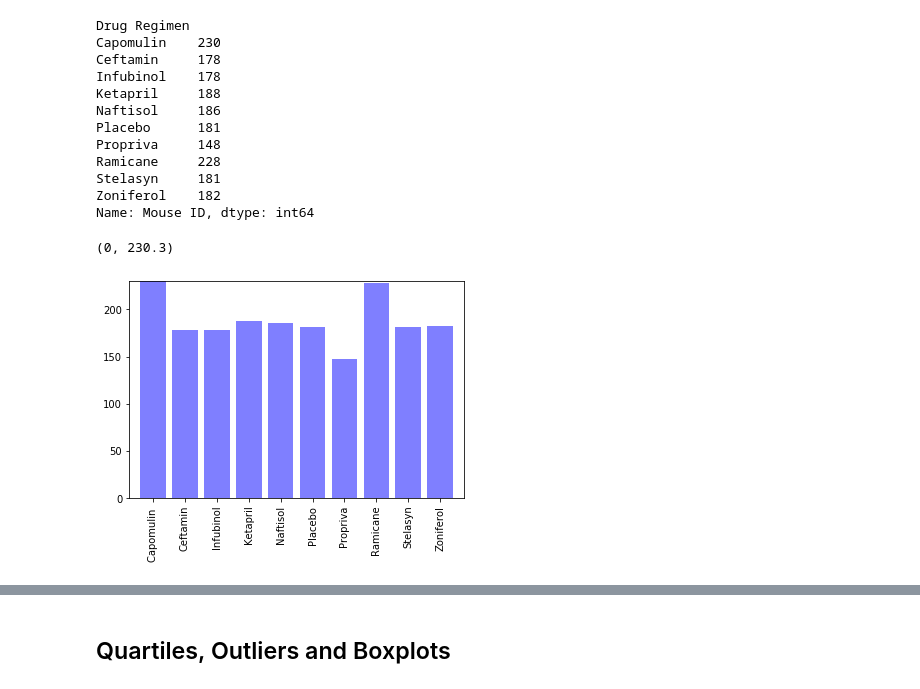
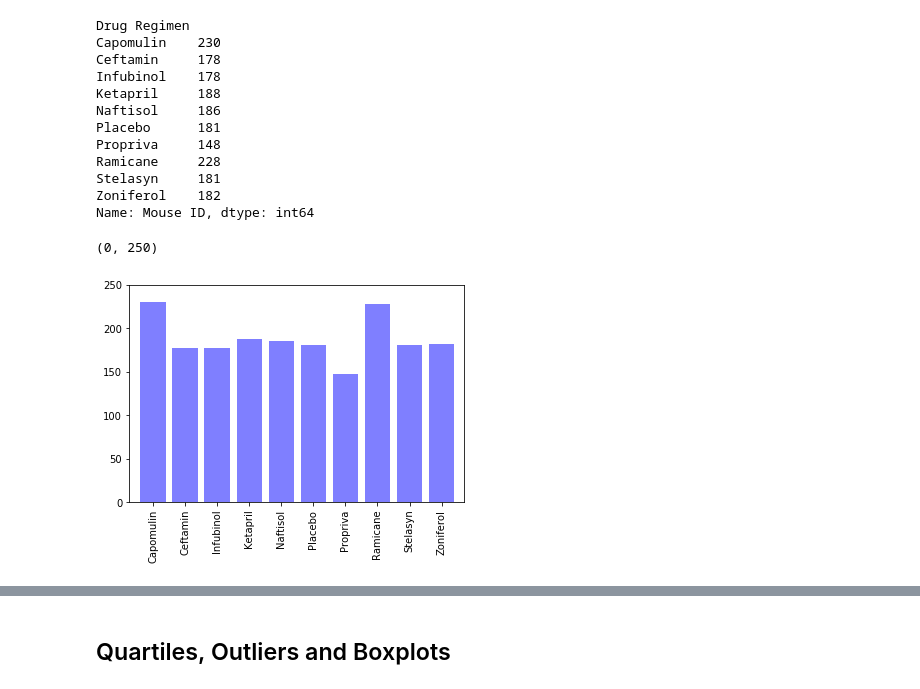
Before and after one commit to temidolan/Matplotlib_Challenge, a Jupyter notebook: Pymaceuticals/pymaceuticals_tumor_homework.ipynb, the cells around one changed output, grey strips where cells are left out. Cells and saved outputs as stored; diff of their text form; code cells hidden in the pictures.

```diff
--- a/Pymaceuticals/pymaceuticals_tumor_homework.ipynb
+++ b/Pymaceuticals/pymaceuticals_tumor_homework.ipynb
@@ -177,15 +163,15 @@ Name: Mouse ID, dtype: int64
 # %%
 # Generate a bar plot showing the total number of mice for each treatment throughout the course of the study using pyplot.
 #generare array from mice_treatment_bar
 mice_treatment_array=[230,178,178,188,186,181,148,228,181,182]
 x_axis=np.arange(len(mice_treatment_bar))
 plt.bar(x_axis, mice_treatment_array, color= "b", align="center", alpha = 0.5)
 tick_locations= [x for x in x_axis]
-plt.xticks(tick_locations,["Capomulin ","Ceftamin","Infubinol","Ketapril","Naftisol","Placebo","Propriva","Ramicane","Stelasyn","Zoniferol"],rotation="vertical")
-plt.xlim(-0.75, len(x_axis)-0.25)
-plt.ylim(0, max(mice_treatment_bar)+ 0.3)
+plt.xticks(tick_locations,["Capomulin","Ceftamin","Infubinol","Ketapril","Naftisol","Placebo","Propriva","Ramicane","Stelasyn","Zoniferol"],rotation="vertical")
+plt.xlim(-0.75, len(x_axis)-0.3)
+plt.ylim(0, max(mice_treatment_bar)+ 20)
 # %% [output]
-(0, 230.3)
+(0, 250)
-[figure, old version]
+[figure, new version]
 # %%
 # Generate a pie plot showing the distribution of female versus male mice using pandas
```
Also changed, not shown: parts of 11 cells of this notebook, 1 other file.
